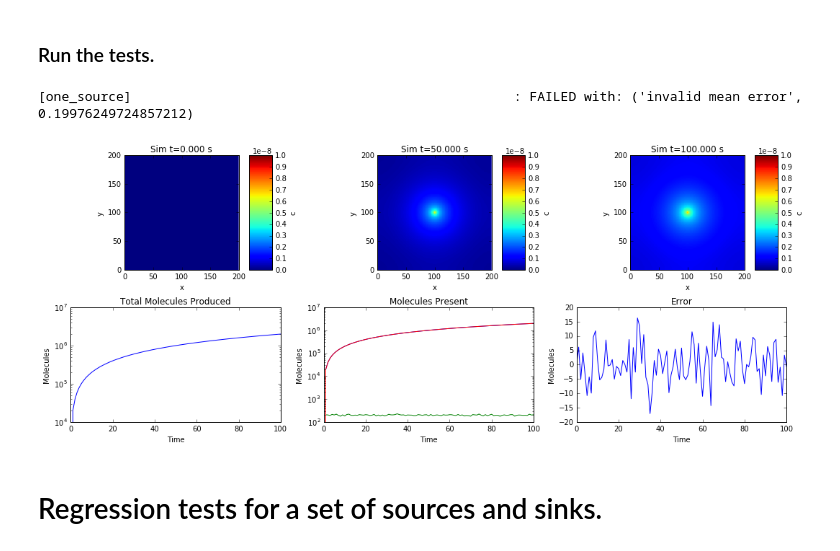
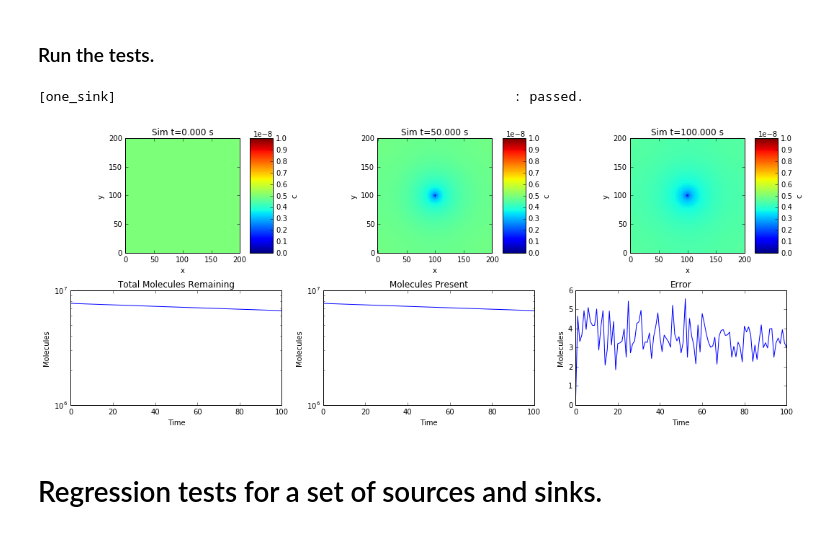
Before and after one commit to telamonian/lmes, a Jupyter notebook: regression/microenv_source_sink/test.ipynb, the cells around one changed output. Drawn from its saved outputs; the diff is of its cells as text; code cells hidden in the pictures.

Commit message:
- Added regression test for a single sink in a volume with reflecting boundaries.

```diff
--- a/regression/microenv_source_sink/test.ipynb
+++ b/regression/microenv_source_sink/test.ipynb
@@ -24,8 +24,9 @@ from robertslab import ndarray
 from robertslab.sfile import SFile
 NA=6.02214179e23
 testNames=["one_source",
+           "one_sink",
            "eight_sources_eight_sinks"]
-testNames=[testNames[0]]
+testNames=[testNames[1]]
 test_names_bash_list=" ".join(testNames)
 def isclose(a, b, rel_tol=1e-09, abs_tol=0.0):
     return abs(a-b) <= max(rel_tol * max(abs(a), abs(b)), abs_tol)
@@ -135,6 +184,7 @@ def create_eight_sources_eight_sinks(testInputFilename):
     file.close()
 # %%
 createMethods = {"one_source": create_one_source,
+                 "one_sink": create_one_sink,
                  "eight_sources_eight_sinks": create_eight_sources_eight_sinks}
 for testName in testNames:
     testInputFilename="tmp/%s.input"%(testName)
@@ -282,18 +332,12 @@ def test_one_source(testOutputFilename):
     plot(times, moleculesFlux)
     plot(times, moleculesPresentGrid)
     xlabel("Time"); ylabel("Molecules"); yscale('log'); title("Molecules Present")
-    yscale('log');
     subplot(2,3,6)
     plot(times, moleculesError)
     xlabel("Time"); ylabel("Molecules"); title("Error")
 
+    # Check the output.
     value = np.max(abs(moleculesPresent-moleculesProduced))
     if value > 20: raise Exception("maximum error too large",value)
     value = mean(moleculesPresent-moleculesProduced)
-    if not isclose(value,0.0,abs_tol=0): raise Exception("invalid mean error",value)
-
-    #imshow(log10(grids[:,:]), interpolation='none', aspect=0.03, origin='upper', vmin=-12, vmax=-6)
-    #cb=colorbar(label="c"); cb.ax.set_aspect(5)
-    #xlabel("x"); ylabel("Timestep"); title(r"Axis=%s, Boundary=%s"%(axis,bc.BoundaryConditions().BoundaryConditionsType.Name(boundary)))
-
-    # Check the output.
+    if not isclose(value,0.0,abs_tol=1): raise Exception("invalid mean error",value)
@@ -327,23 +417,24 @@ def test_eight_sources_eight_sinks(testOutputFilename):
 ### Run the tests.
 # %%
 testMethods = {"one_source": test_one_source,
+               "one_sink": test_one_sink,
                "eight_sources_eight_sinks": test_eight_sources_eight_sinks}
 for testName in testNames:
     try:
         testOutputFilename="tmp/%s.sfile"%(testName)
         testMethods[testName](testOutputFilename)
     except Exception as e:
         print "%-60s : FAILED with:"%("["+testName+"]"),e
     except:
         print "%-60s : FAILED with: Unknown exception"%("["+testName+"]")
     else:
         print "%-60s : passed."%("["+testName+"]")
     plt.tight_layout()
     plt.show()
 pass
 # %% [output]
-[one_source]                                                 : FAILED with: ('invalid mean error', 0.19976249724857212)
+[one_sink]                                                   : passed.
-[figure, old version]
+[figure, new version]
 # %%
 %%bash
 #rm -rf tmp
```
Also changed, not shown: parts of 2 cells of this notebook, 1 other file.
